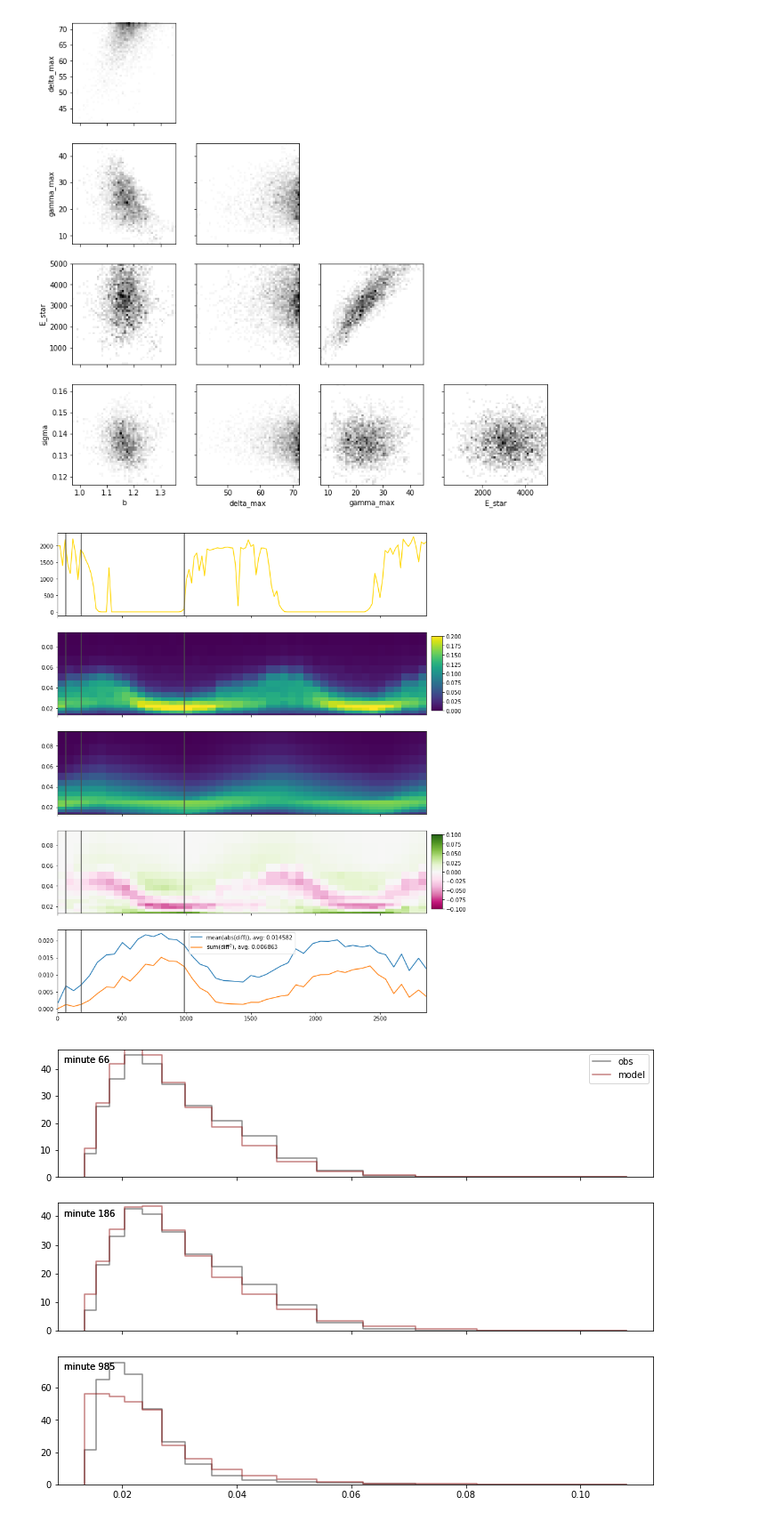
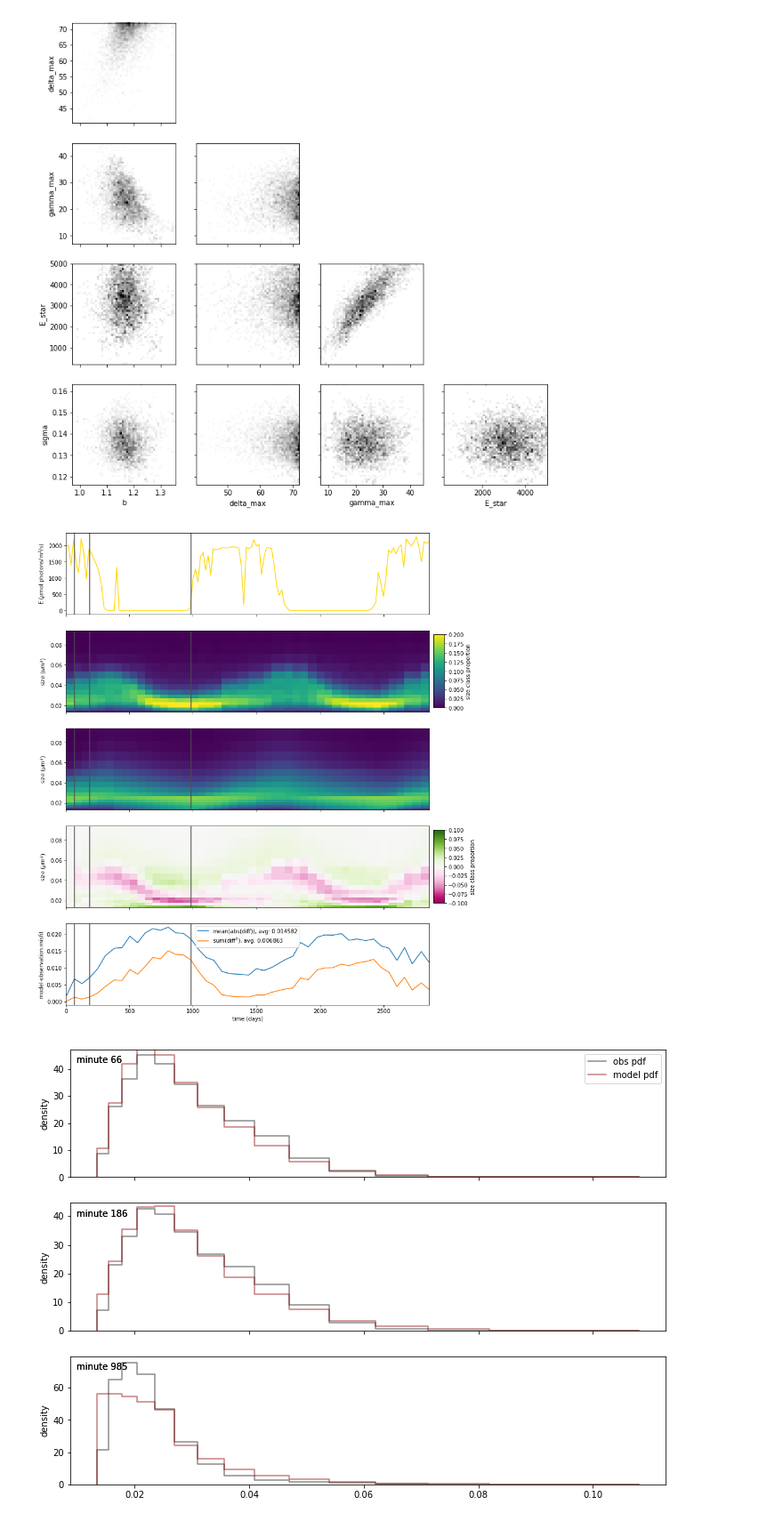
Before and after one commit to CBIOMES/bayesian_cbiomes, a Jupyter notebook: case_studies/matrixpop/matrixmodel_seaflow_py.ipynb, the cells around one changed output. Shown: that part at 89% size. Drawn from its saved outputs; the diff is of its cells as text; code cells hidden in the pictures.

Commit message:
improved labels

```diff
--- a/case_studies/matrixpop/matrixmodel_seaflow_py.ipynb
+++ b/case_studies/matrixpop/matrixmodel_seaflow_py.ipynb
@@ -293,46 +293,50 @@ fig,axs = plt.subplots(5,1,sharex=True,figsize=(12,16))
 
 ax = axs[0]
 ax.plot(t, data['E'], color='gold')
-ax.set_xlim([t[0],t[-1]])
+ax.set(xlim=(t[0],t[-1]), ylabel='E ($\mu$mol photons/m$^{2}$/s)')
 
 ax = axs[1]
 pc = ax.pcolormesh(data['t_obs'],v,res['obs'],norm=norm)
-add_colorbar(ax, norm=pc.norm, cmap=pc.cmap)
+ax.set(ylabel='size ($\mu$m$^3$)')
+add_colorbar(ax, norm=pc.norm, cmap=pc.cmap, label='size class proportion')
 
 ax = axs[2]
+ax.set(ylabel='size ($\mu$m$^3$)')
 pc = ax.pcolormesh(data['t_obs'],v,res['model'],norm=norm)
 
 ax = axs[3]
 pc = ax.pcolormesh(data['t_obs'],v,diff,norm=norm_diff, cmap='PiYG')
-add_colorbar(ax, norm=pc.norm, cmap=pc.cmap)
+ax.set(ylabel='size ($\mu$m$^3$)')
+add_colorbar(ax, norm=pc.norm, cmap=pc.cmap, label='size class proportion')
 
 ax = axs[4]
 prop = np.mean(np.abs(diff),axis=0)
 ax.plot(data['t_obs'], prop, label='mean(abs(diff)), avg: {:.6f}'.format(np.mean(prop)))
 prop = np.sum(diff**2,axis=0)
 ax.plot(data['t_obs'], prop, label='sum(diff$^2$), avg: {:.6f}'.format(np.mean(prop)))
+ax.set(xlabel='time (days)', ylabel='model-observation misfit')
 ax.legend()
 
 for ax in axs.flat:
     for i in slice_indices:
         ax.axvline(data['t_obs'][i], color='.3')
 
 # plot slices
 
 plotdata_y = np.zeros(2*(data['m']+1))
 
 fig,axs = plt.subplots(nrows=len(slice_indices), sharex=True, figsize=(12,len(slice_indices)*3))
 for i,ax in zip(slice_indices,axs.flat):
     for name in ('obs','model'):
         color = colors[name]
         cdata = res[name][:,i]
         plotdata_y[1:-1] = np.repeat(cdata/v_width,2)
-        ax.plot(np.repeat(v_ext,2), plotdata_y, color=color, alpha=0.5, label=name)
+        ax.plot(np.repeat(v_ext,2), plotdata_y, color=color, alpha=0.5, label='{} pdf'.format(name))
         ax.text(0.01, 0.95, 'minute {}'.format(data['t_obs'][i]), transform=ax.transAxes, va='top', ha='left')
-
+        ax.set_ylabel('density')
         ax.set_ylim(bottom=0.0)
 axs[0].legend()
 None
 # %% [output]
-[figure, old version]
+[figure, new version]
-[figure, old version]
+[figure, new version]
```
